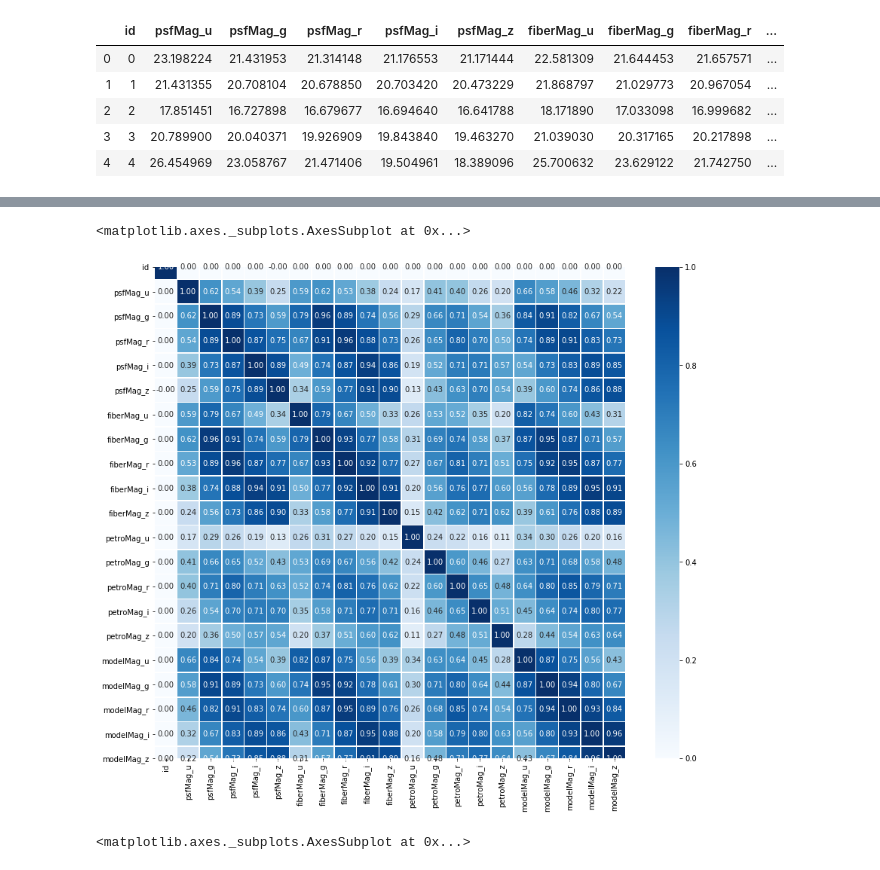
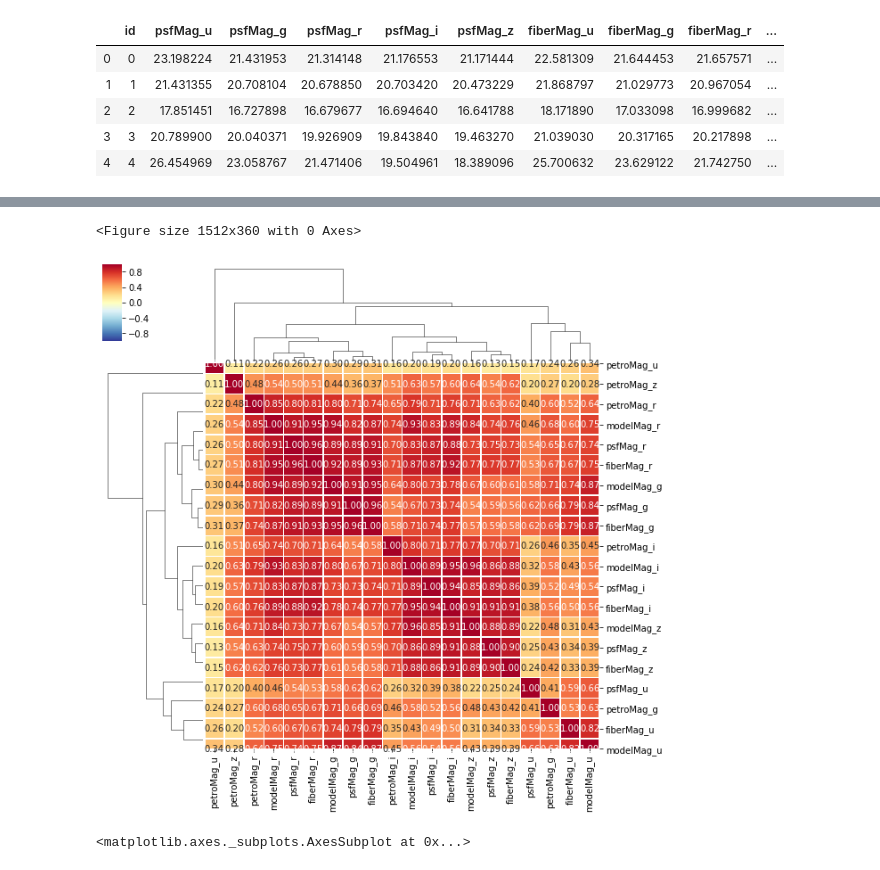
Before and after one commit to idjoopal/MLFW_study, a Jupyter notebook: Dacon/classification_universe.ipynb, the cells around one changed output, grey strips where cells are left out. Drawn from its saved outputs; the diff is of its cells as text; code cells hidden in the pictures.

```diff
--- a/Dacon/classification_universe.ipynb
+++ b/Dacon/classification_universe.ipynb
@@ -73,12 +44,21 @@ cb.ax.tick_params(labelsize=14)
 # %%
 import seaborn as sns
 
-plt.figure(figsize=(14,12))
-corr = train_NoutL.corr(method='pearson')
-sns.heatmap(data = corr, annot=True, fmt = '.2f', linewidths=.5, cmap='Blues')
+
+corr = train_NoutL.drop(['id'],axis=1).corr(method='pearson')
+# sns.heatmap(data = corr, annot=True, fmt = '.2f', linewidths=.5, cmap='Blues')
+plt.figure(figsize=(21,5))
+sns.clustermap(corr,
+               annot = True,      # 실제 값 화면에 나타내기
+               fmt = '.2f',
+               linewidths=.5,
+               cmap = 'RdYlBu_r',  # Red, Yellow, Blue 색상으로 표시
+               vmin = -1, vmax = 1, #컬러차트 -1 ~ 1 범위로 표시
+              )
+plt.show()
 # %% [output]
-<matplotlib.axes._subplots.AxesSubplot at 0x...>
+<Figure size 1512x360 with 0 Axes>
-[figure, old version]
+[figure, new version]
 # %%
 plt.figure(figsize=(21,5))
 train_NoutL.drop(['id'], axis=1).boxplot()
```
Also changed, not shown: parts of 24 cells of this notebook, 2 other files.
